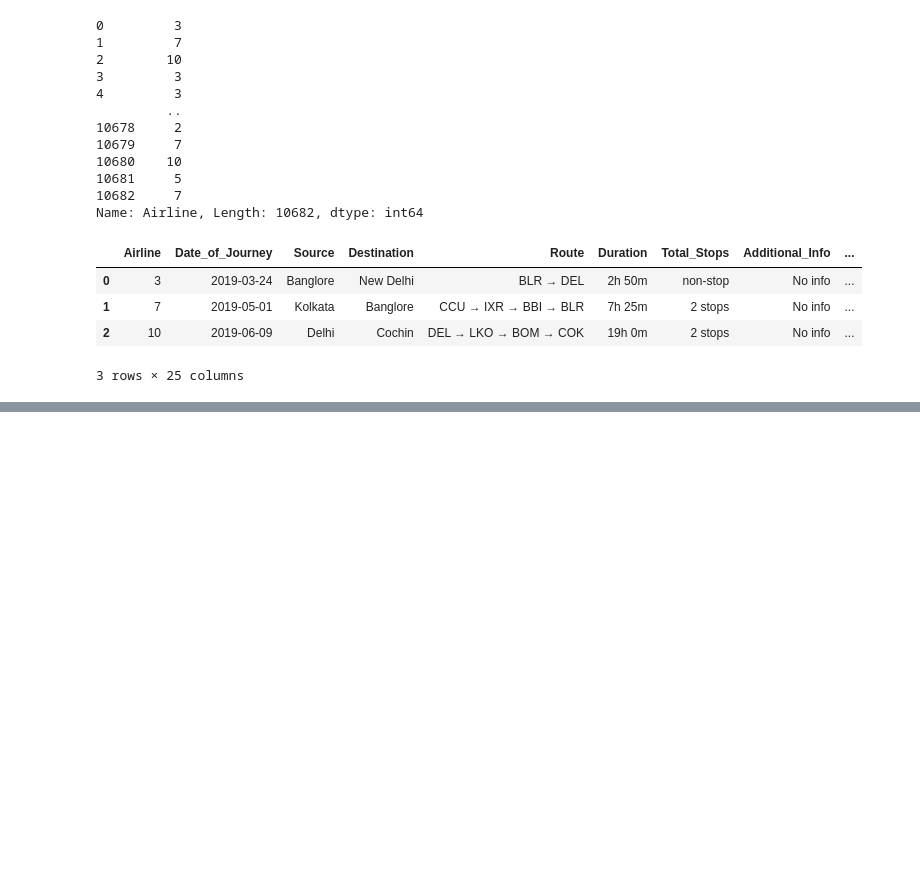
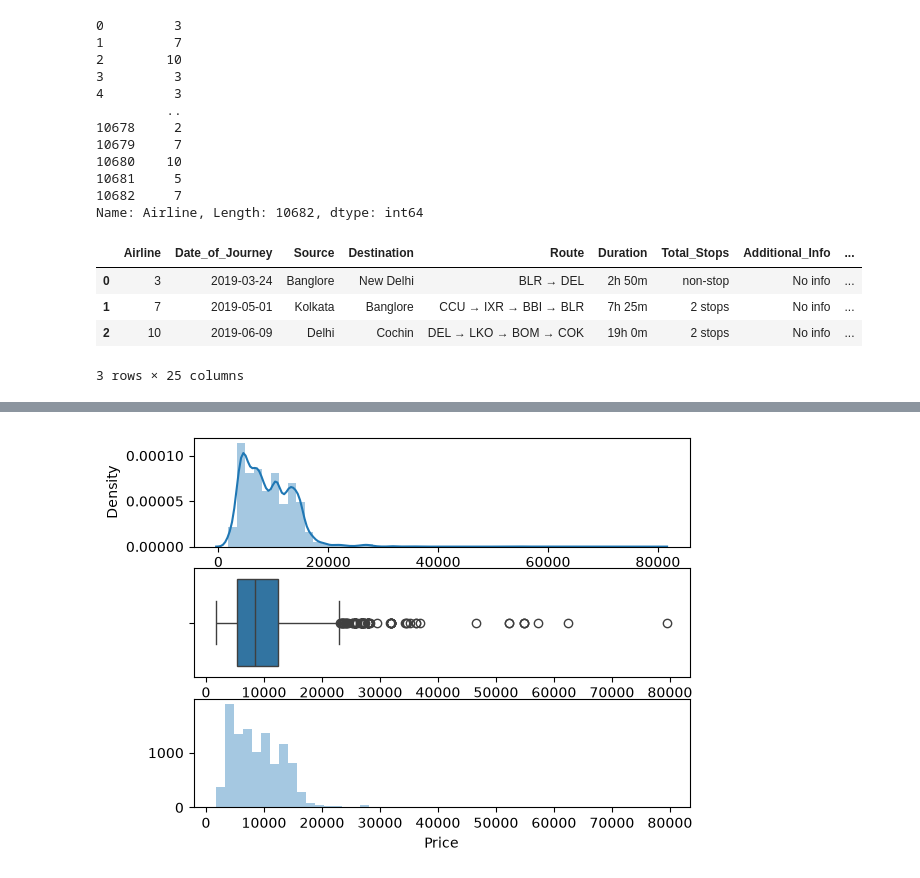
Before and after one commit to Pranavbhawane7/airline-fair-ticket-price-prediction, a Jupyter notebook: prediction.ipynb, the cells around one changed output, grey strips where cells are left out. Saved outputs shown, nothing was run; the diff lists cells and outputs as text; code cells hidden in the pictures; blank space fills up the shorter version.

Commit message:
Added rest of the data

```diff
--- a/prediction.ipynb
+++ b/prediction.ipynb
@@ -577,0 +759,2 @@ array(['Delhi', 'Banglore', 'Cochin', 'Kolkata', 'Hyderabad'],
+# %%
+copied_data.drop(columns=['Date_of_Journey' , 'Additional_Info' , 'Duration_total_mins' , 'Source' , 'Journey_Year'], inplace=True)
@@ -577,0 +767,5 @@ array(['Delhi', 'Banglore', 'Cochin', 'Kolkata', 'Hyderabad'],
+# %%
+# We can drop Route column as well as Route is directly related to number of Stops, and considering 2 same features doesn't make sense in an ML model
+copied_data.drop(columns = ["Route"], inplace = True)
+# %%
+copied_data.drop(columns = ["Duration"], inplace = True)
@@ -577,0 +784,11 @@ array(['Delhi', 'Banglore', 'Cochin', 'Kolkata', 'Hyderabad'],
+# %%
+def plot(df, col):
+    fig , (ax1 , ax2 , ax3) = plt.subplots(3,1)
+
+    sns.distplot(df[col] , ax=ax1)
+    sns.boxplot(x = df[col] , ax=ax2)
+    sns.distplot(df[col] , ax=ax3 , kde=False)
+# %%
+plot(copied_data, "Price")
+# %% [output]
+[figure, added]
```
Also changed, not shown: parts of 90 cells of this notebook.
